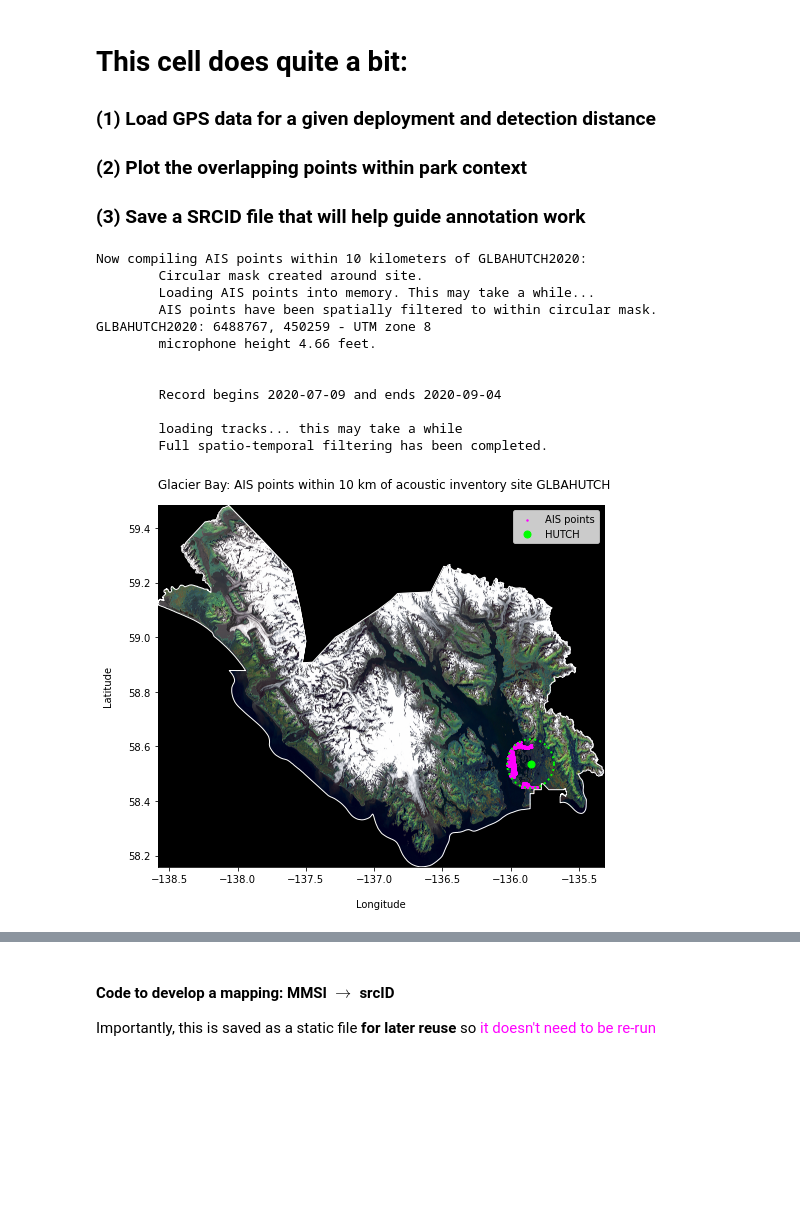
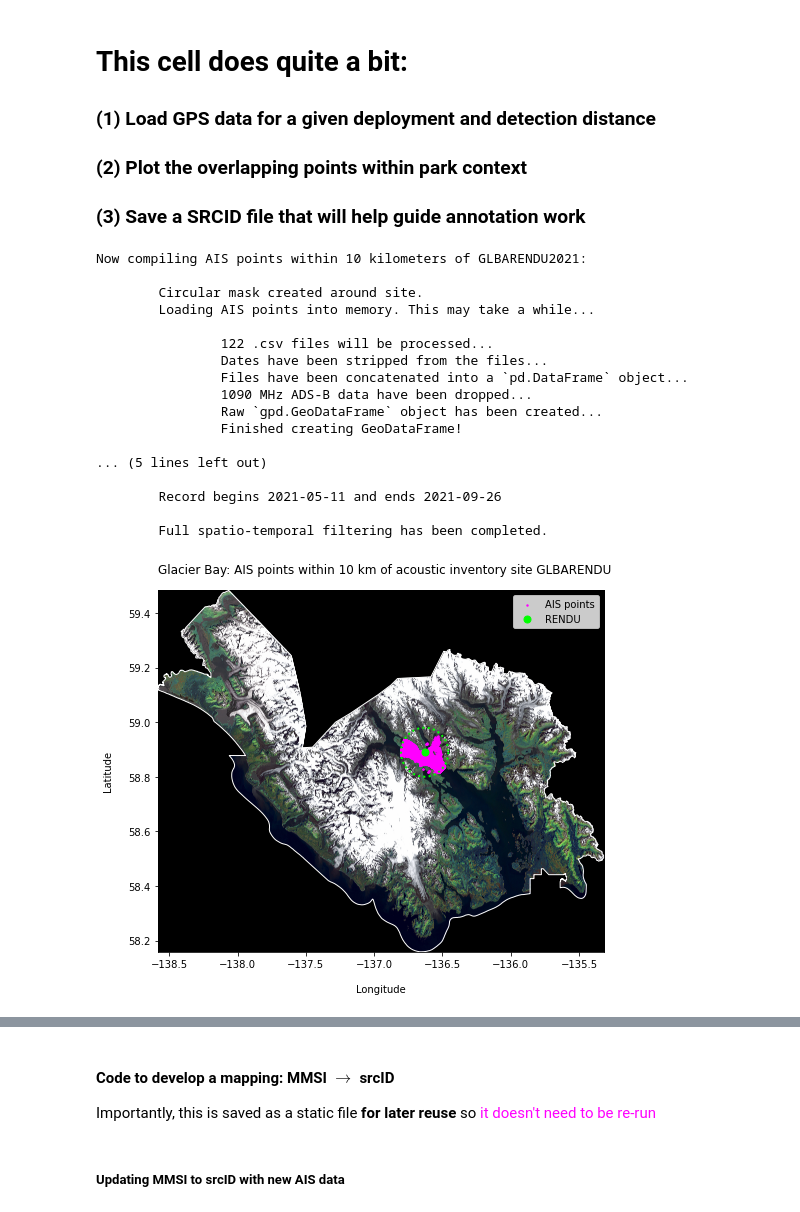
Before and after one commit to dbetchkal/GLBA-vesselAcoustics, a Jupyter notebook: GLBA AIS to SPLAT annotation guide.ipynb, the cells around one changed output, grey strips where cells are left out. Drawn from its saved outputs; the diff is of its cells as text; code cells hidden in the pictures; blank space fills up the shorter version.

```diff
--- a/GLBA AIS to SPLAT annotation guide.ipynb
+++ b/GLBA AIS to SPLAT annotation guide.ipynb
@@ -65,13 +85,15 @@ ds = iyore.Dataset(r"E:")
 
 detection_distance = 10 #km
 unit = "GLBA"
-site = "HUTCH"
-year =  2020
+site = "RENDU"
+year =  2021
 
-AIS_data_location = r"C:\Users\DBetchkal\Documents\ArcGIS\Projects\GLBA_AIS_20200925\GLBA_20200901 to 20201001"
+AIS_data_location = r"C:\Users\DBetchkal\Documents\ArcGIS\Projects\GLBA_AIS_2022\GLBA_AIS_20200401_to_20220101"
+ds_AIS = iyore.Dataset(r"C:\Users\DBetchkal\Documents\ArcGIS\Projects\GLBA_AIS_2022\GLBA_AIS_20200401_to_20220101")
+
 GLBA_outline = r"C:\Users\DBetchkal\Documents\ArcGIS\Projects\GLBA_AIS_20200925\GLBAOutline.shp"
 
-print("Now compiling AIS points within", detection_distance, "kilometers of", unit+site+str(year)+":")
+print("Now compiling AIS points within", detection_distance, "kilometers of", unit+site+str(year)+":\n")
 
 # ============ initialize the major spatial objects =================================================
 
@@ -81,14 +103,16 @@ mask = create_circular_site_buffer(ds, unit, site, year,
 
 print("\tCircular mask created around site.")
 
-print("\tLoading AIS points into memory. This may take a while...")
+print("\tLoading AIS points into memory. This may take a while...\n")
 
 # AIS points: (within circular buffer)
+subset = AIS_filter_from_acoustic_record(unit, site, year, ds, ds_AIS)
 AIS_points_within = load_AIS_from_csv(AIS_data_location,
                                       column_convention="raw",
-                                      mask=mask)
+                                      mask=mask,
+                                      iyore_subset=subset)
 
-print("\tAIS points have been spatially filtered to within circular mask.")
+print("\n\tAIS points have been spatially filtered to within circular mask.\n")
 
 # AIS points: (within circular buffer & within microphone deployment period)
 AIS_points_intersect, lat, long = tracks_within_acoustic_record(ds, unit, site, year,
@@ -121,39 +145,44 @@ rasterio.plot.show(im, ax=tracks, transform=transformer, zorder=-5)
 
 # this will create an approximately square plot
 tracks.set_aspect(aspect=2)
 
 plt.title("Glacier Bay: AIS points within "+str(detection_distance)+" km of acoustic inventory site GLBA"+site,
           loc="left", y=1.03)
 
 plt.xlabel("Longitude", labelpad=15)
 plt.ylabel("Latitude", labelpad=15)
 plt.legend()
 plt.show()
 
 # =========== save a SRCID file indicating approximate timing of expected events ===========
 
 print("\tAttempting to create SRCID.txt guide for annotation.")
 
 # where should results be saved?
-savePath = r"C:\Users\DBetchkal\Documents\ArcGIS\Projects\GLBA_AIS_20200925\ComputationalOutputs"
+savePath = r"C:\Users\DBetchkal\Documents\ArcGIS\Projects\GLBA_AIS_2022\GLBA_AIS_20200401_to_20220101\Computational Outputs"
 
 # create a SRCID.txt file that can be used with
 # NPS Sound Pressure Level Annotation Tool
 create_SRCID_from_AIS(site, AIS_points_intersect, savePath)
 
 print("Done!")
 # %% [output]
-Now compiling AIS points within 10 kilometers of GLBAHUTCH2020:
+Now compiling AIS points within 10 kilometers of GLBARENDU2021:
+
         Circular mask created around site.
         Loading AIS points into memory. This may take a while...
-        AIS points have been spatially filtered to within circular mask.
-GLBAHUTCH2020: 6488767, 450259 - UTM zone 8
-        microphone height 4.66 feet.
 
+                122 .csv files will be processed...
+                Dates have been stripped from the files...
+                Files have been concatenated into a `pd.DataFrame` object...
+                1090 MHz ADS-B data have been dropped...
+                Raw `gpd.GeoDataFrame` object has been created...
+                Finished creating GeoDataFrame!
 
-        Record begins 2020-07-09 and ends 2020-09-04
+... (5 lines left out)
 
-        loading tracks... this may take a while
+        Record begins 2021-05-11 and ends 2021-09-26
+
         Full spatio-temporal filtering has been completed.
-[figure, old version]
+[figure, new version]
         Attempting to create SRCID.txt guide for annotation.
@@ -201,3 +230,5 @@ Importantly, this is saved as a static file **for later reuse** so <font color="
 
 # MMSI.to_csv(r"T:\ResMgmt\WAGS\Sound\Experiments & Data\2020 GLBA Acoustic Inventory\MMSI_to_srcID.csv",
 #            index_label="MMSI")
+# %% [markdown]
+##### Updating MMSI to srcID with new AIS data
```
Also changed, not shown: parts of 4 cells of this notebook, 1 other file.
